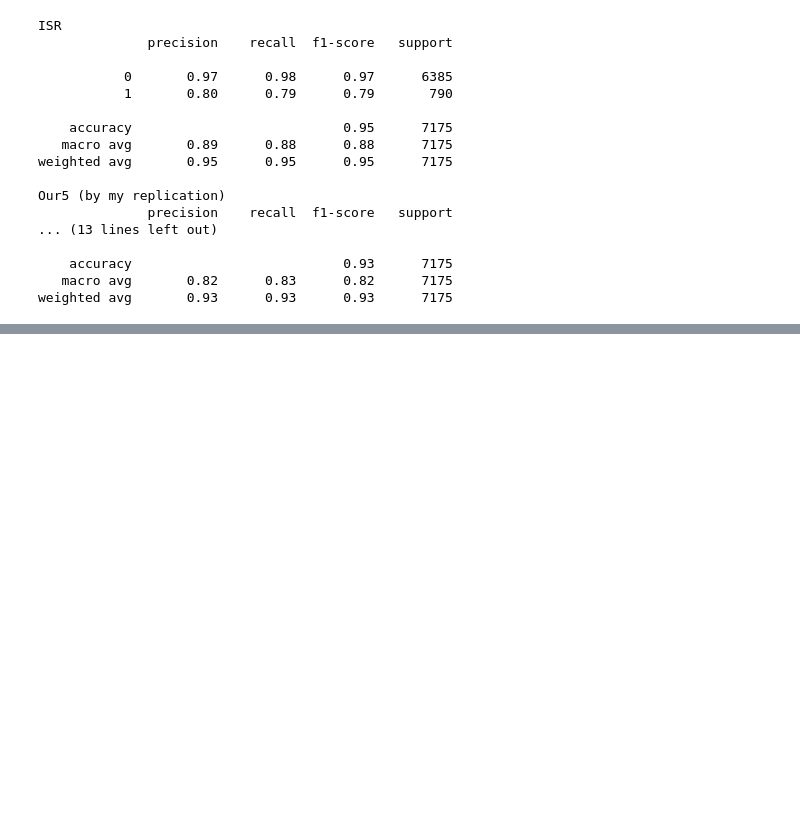
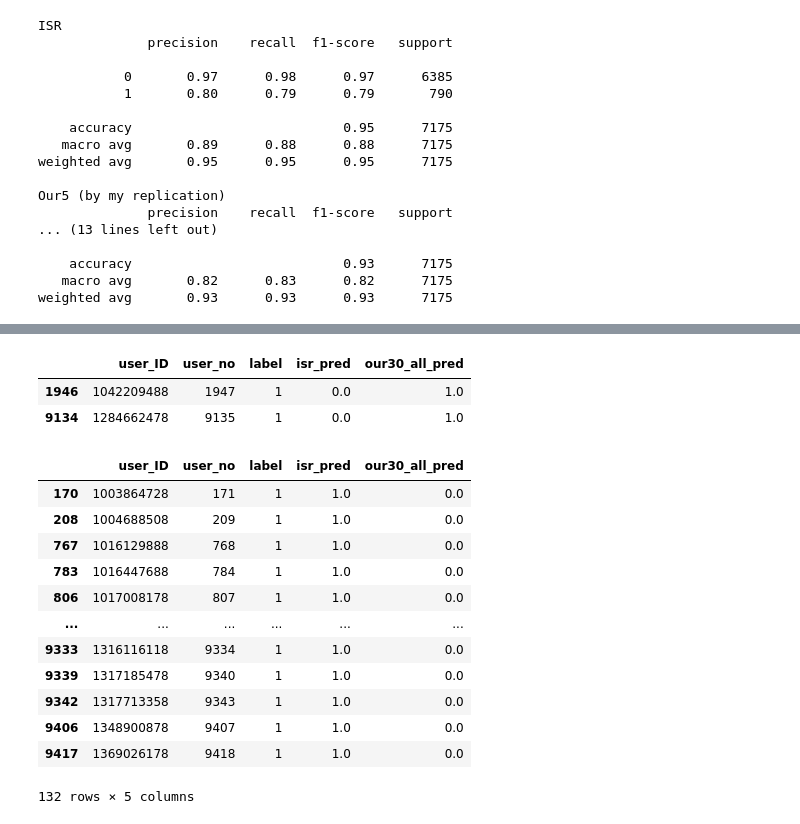
Before and after one commit to leyaoliatan/ISR_Spammer_Detection, a Jupyter notebook: notebooks/amazoncase.ipynb, the cells around one changed output, grey strips where cells are left out. Cells and saved outputs as stored; diff of their text form; code cells hidden in the pictures; blank space fills up the shorter version.

```diff
--- a/notebooks/amazoncase.ipynb
+++ b/notebooks/amazoncase.ipynb
@@ -236,0 +341,24 @@ weighted avg       0.93      0.93      0.93      7175
+# %%
+#Cases where we are right but ISR is wrong
+label[(label['label'] == 1) & (label['our30_all_pred'] == 1) & (label['isr_pred'] == 0)]
+# %% [output]
+|  | user_ID | user_no | label | isr_pred | our30_all_pred |
+| 1946 | 1042209488 | 1947 | 1 | 0.0 | 1.0 |
+| 9134 | 1284662478 | 9135 | 1 | 0.0 | 1.0 |
+# %%
+#Cases where we are wrong but ISR is right
+label[(label['label'] == 1) & (label['our30_all_pred'] == 0) & (label['isr_pred'] == 1)]
+# %% [output]
+|  | user_ID | user_no | label | isr_pred | our30_all_pred |
+| 170 | 1003864728 | 171 | 1 | 1.0 | 0.0 |
+| 208 | 1004688508 | 209 | 1 | 1.0 | 0.0 |
+| 767 | 1016129888 | 768 | 1 | 1.0 | 0.0 |
+| 783 | 1016447688 | 784 | 1 | 1.0 | 0.0 |
+| 806 | 1017008178 | 807 | 1 | 1.0 | 0.0 |
+| ... | ... | ... | ... | ... | ... |
+| 9333 | 1316116118 | 9334 | 1 | 1.0 | 0.0 |
+| 9339 | 1317185478 | 9340 | 1 | 1.0 | 0.0 |
+| 9342 | 1317713358 | 9343 | 1 | 1.0 | 0.0 |
+| 9406 | 1348900878 | 9407 | 1 | 1.0 | 0.0 |
+| 9417 | 1369026178 | 9418 | 1 | 1.0 | 0.0 |
+132 rows × 5 columns
```
Also changed, not shown: parts of 6 cells of this notebook, 5 other files.
